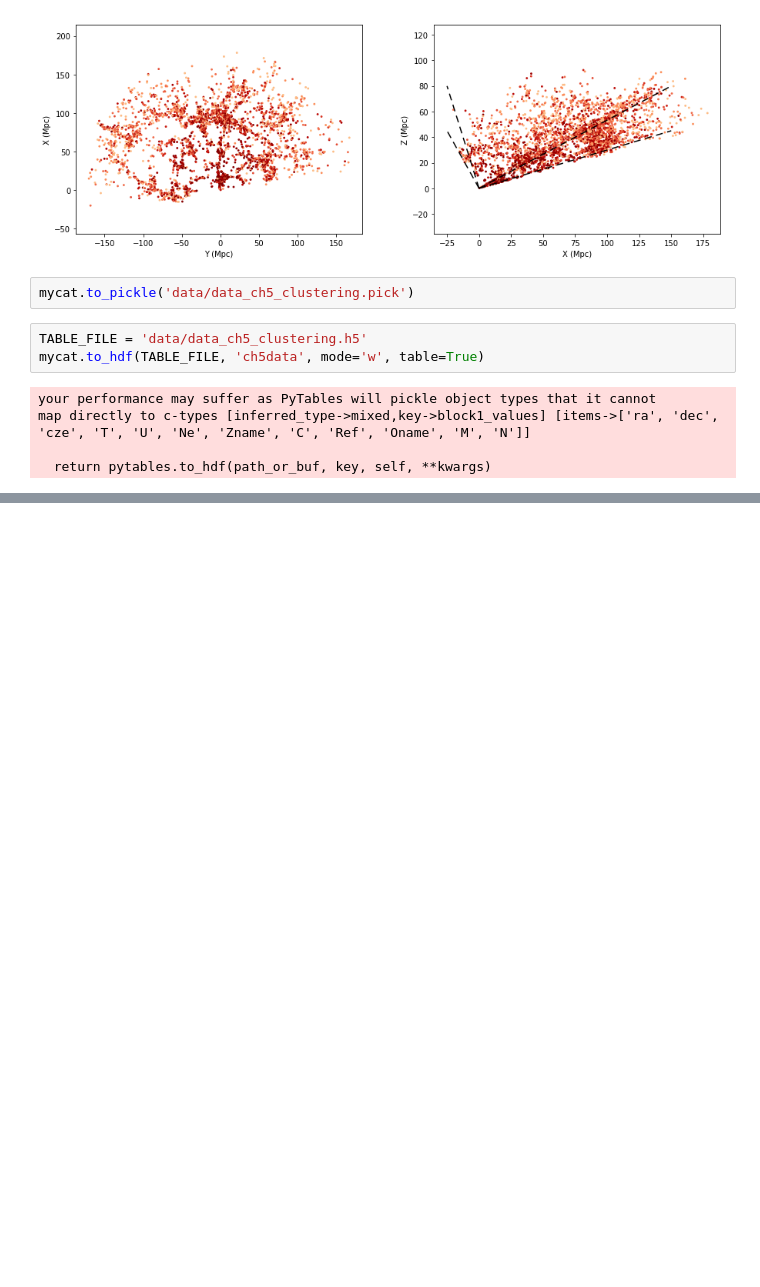
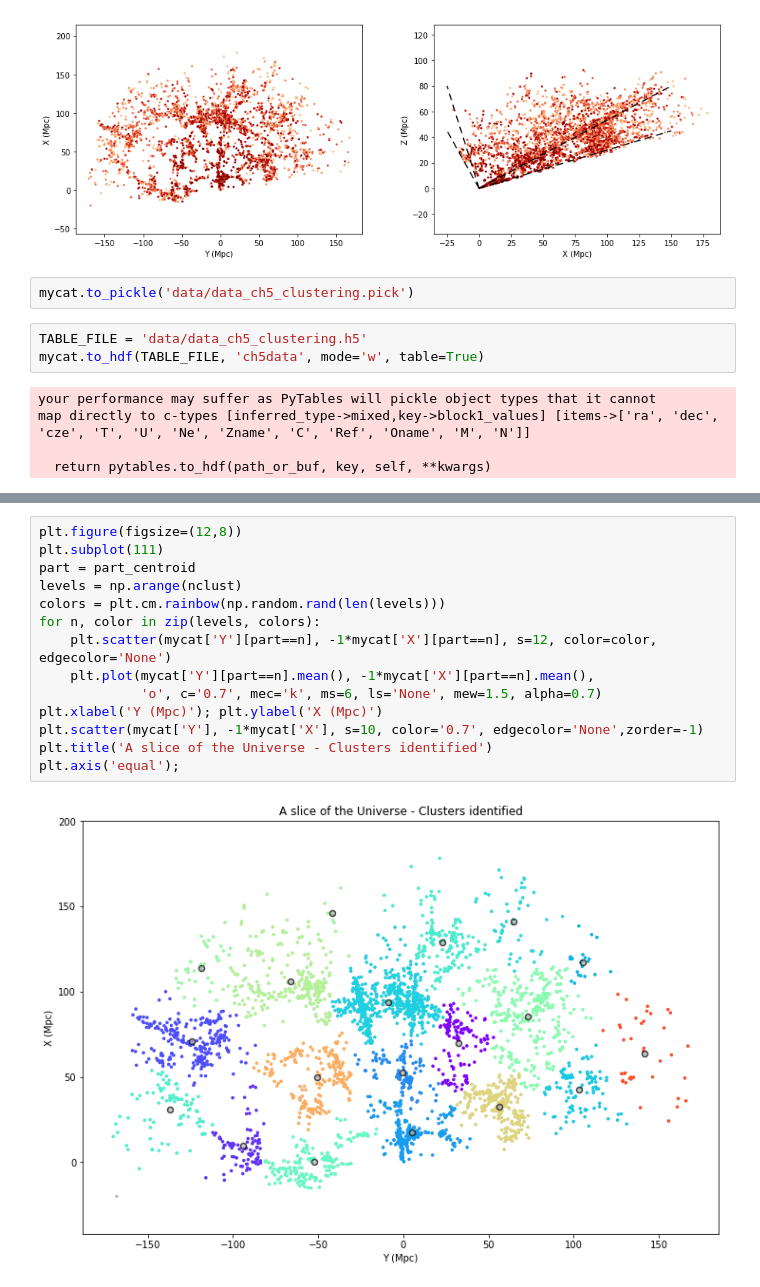
Before and after one commit to kysgattu/Mastering-Python-Data-Analysis, a Jupyter notebook: Mastering_Python_For_Data_Analytics.ipynb, the cells around one changed output, grey strips where cells are left out. Saved outputs shown, nothing was run; the diff lists cells and outputs as text; blank space fills up the shorter version.

```diff
--- a/Mastering_Python_For_Data_Analytics.ipynb
+++ b/Mastering_Python_For_Data_Analytics.ipynb
@@ -1516,0 +1570,16 @@ map directly to c-types [inferred_type->mixed,key->block1_values] [items->['ra',
+# %%
+plt.figure(figsize=(12,8))
+plt.subplot(111)
+part = part_centroid
+levels = np.arange(nclust)
+colors = plt.cm.rainbow(np.random.rand(len(levels)))
+for n, color in zip(levels, colors):
+    plt.scatter(mycat['Y'][part==n], -1*mycat['X'][part==n], s=12, color=color, edgecolor='None')
+    plt.plot(mycat['Y'][part==n].mean(), -1*mycat['X'][part==n].mean(),
+             'o', c='0.7', mec='k', ms=6, ls='None', mew=1.5, alpha=0.7)
+plt.xlabel('Y (Mpc)'); plt.ylabel('X (Mpc)')
+plt.scatter(mycat['Y'], -1*mycat['X'], s=10, color='0.7', edgecolor='None',zorder=-1)
+plt.title('A slice of the Universe - Clusters identified')
+plt.axis('equal');
+# %% [output]
+[figure, added]
```
Also changed, not shown: parts of 7 cells of this notebook.
